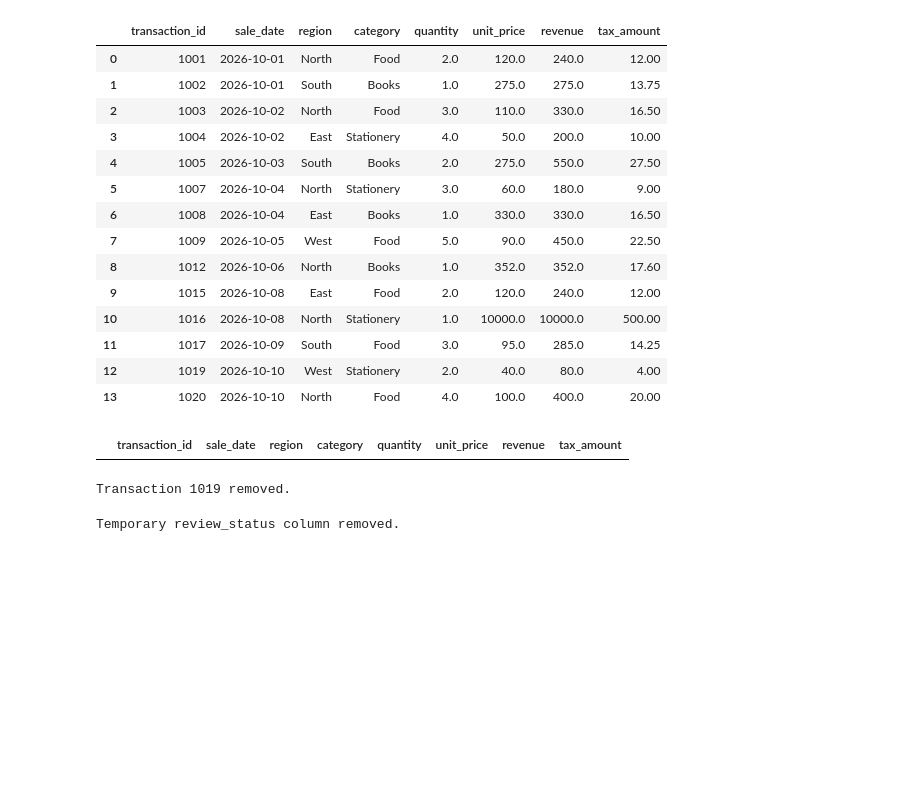
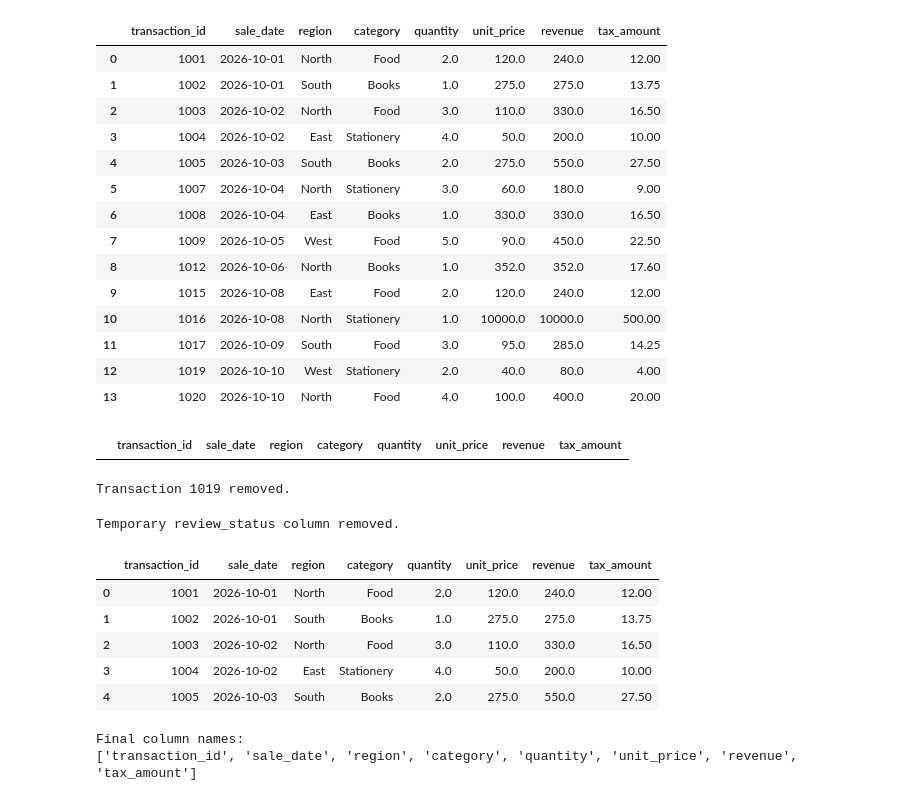
Before and after one commit to HaashirAli/Data-Cleaning-Manipulation-with-Numpy-Pandas, a Jupyter notebook: sunday_project.ipynb, the cells around one changed output. Saved outputs shown, nothing was run; the diff lists cells and outputs as text; code cells hidden in the pictures; blank space fills up the shorter version.

```diff
--- a/sunday_project.ipynb
+++ b/sunday_project.ipynb
@@ -251,3 +251,25 @@ updated_sales = updated_sales.drop(columns=["review_status"])
 print("Temporary review_status column removed.")
 # %% [output]
 Temporary review_status column removed.
+# %%
+#--------------------------Save and verify final CSV file--------------------------------------
+# Save the updated data
+updated_sales.to_csv("sales_updated.csv", index=False)
+
+# Read the saved file again
+verified_sales = pd.read_csv("sales_updated.csv")
+
+# Show the first five rows and final column names
+display(verified_sales.head())
+
+print("Final column names:")
+print(verified_sales.columns.tolist())
+# %% [output]
+|  | transaction_id | sale_date | region | category | quantity | unit_price | revenue | tax_amount |
+| 0 | 1001 | 2026-10-01 | North | Food | 2.0 | 120.0 | 240.0 | 12.00 |
+| 1 | 1002 | 2026-10-01 | South | Books | 1.0 | 275.0 | 275.0 | 13.75 |
+| 2 | 1003 | 2026-10-02 | North | Food | 3.0 | 110.0 | 330.0 | 16.50 |
+| 3 | 1004 | 2026-10-02 | East | Stationery | 4.0 | 50.0 | 200.0 | 10.00 |
+| 4 | 1005 | 2026-10-03 | South | Books | 2.0 | 275.0 | 550.0 | 27.50 |
+Final column names:
+['transaction_id', 'sale_date', 'region', 'category', 'quantity', 'unit_price', 'revenue', 'tax_amount']
```
Also changed, not shown: 1 other file.
